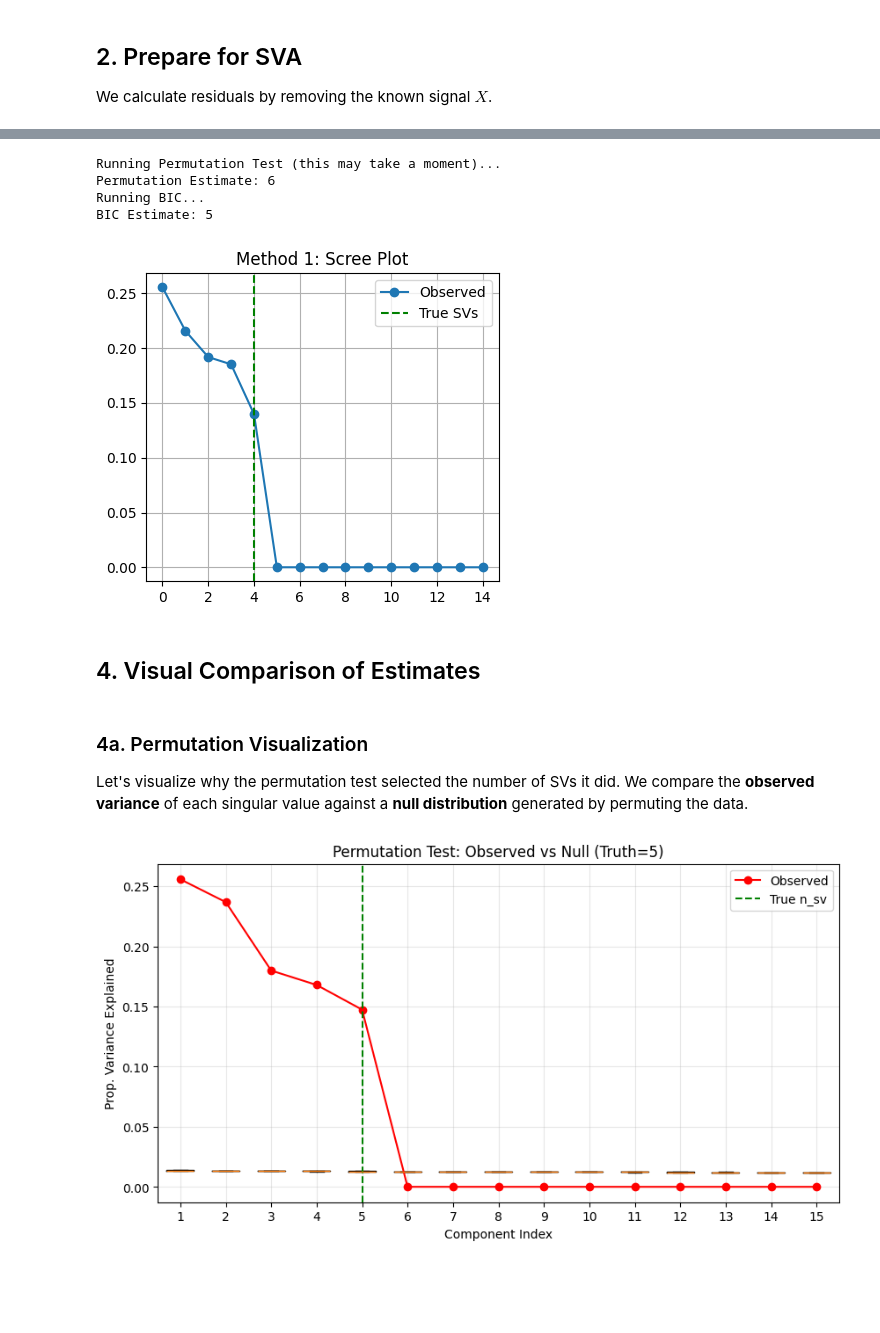
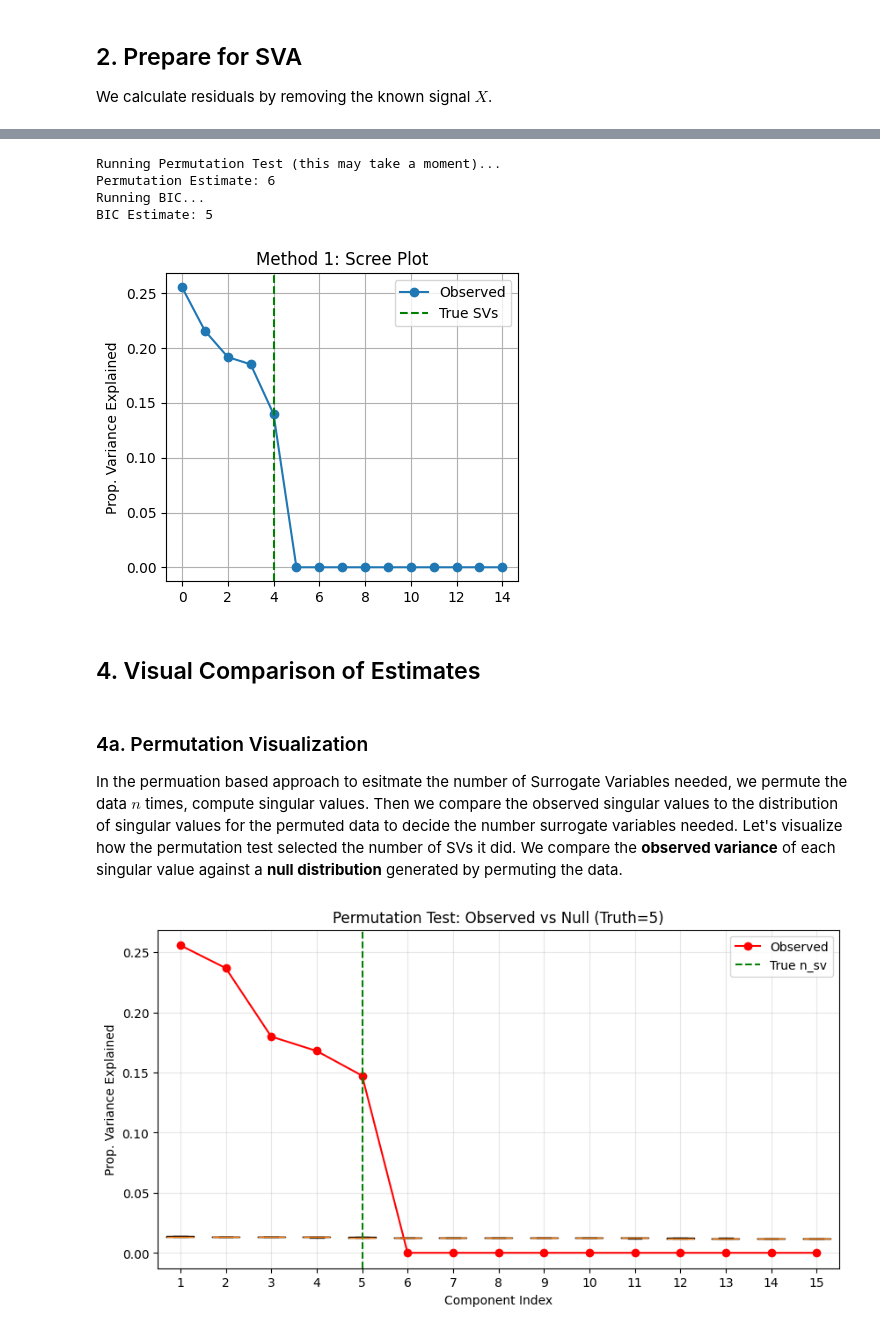
Before and after one commit to narayananr/pySVA, a Jupyter notebook: notebooks/simulation_study.ipynb, the cells around one changed output, grey strips where cells are left out. Drawn from its saved outputs; the diff is of its cells as text; code cells hidden in the pictures; blank space fills up the shorter version.

```diff
--- a/notebooks/simulation_study.ipynb
+++ b/notebooks/simulation_study.ipynb
@@ -213,34 +213,35 @@ We test all three methods.
 # %%
 # Method 1: Scree Plot
 plt.figure(figsize=(10, 4))
 var_prop = S**2 / np.sum(S**2)
 plt.subplot(1, 2, 1)
 plt.plot(var_prop[:15], 'o-', label='Observed')
 plt.axvline(x=TRUE_N_SV-1, color='g', linestyle='--', label='True SVs')
 plt.title("Method 1: Scree Plot")
+plt.ylabel("Prop. Variance Explained")
 plt.legend()
 plt.grid()
 
 # Method 2: Permutation Test
 print("Running Permutation Test (this may take a moment)...")
 n_sv_perm = estimate_n_sv(residuals, method="permutation", n_perm=20)
 print(f"Permutation Estimate: {n_sv_perm}")
 
 # Method 3: BIC
 print("Running BIC...")
 n_sv_bic = estimate_n_sv(residuals, method="bic")
 print(f"BIC Estimate: {n_sv_bic}")
 # %% [output]
 Running Permutation Test (this may take a moment)...
 Permutation Estimate: 6
 Running BIC...
 BIC Estimate: 5
-[figure, old version]
+[figure, new version]
 # %% [markdown]
 ## 4. Visual Comparison of Estimates
 # %% [markdown]
 ### 4a. Permutation Visualization
-Let's visualize why the permutation test selected the number of SVs it did. We compare the **observed variance** of each singular value against a **null distribution** generated by permuting the data.
+In the permuation based approach to esitmate the number of Surrogate Variables needed, we permute the data $n$ times, compute singular values. Then we compare the observed singular values to the distribution of singular values for the permuted data to decide the number surrogate variables needed. Let's visualize how the permutation test selected the number of SVs it did. We compare the **observed variance** of each singular value against a **null distribution** generated by permuting the data.
 # %%
 # Manual Permutation for Visualization
 n_perm = 20
```
Also changed, not shown: parts of 8 cells of this notebook.
